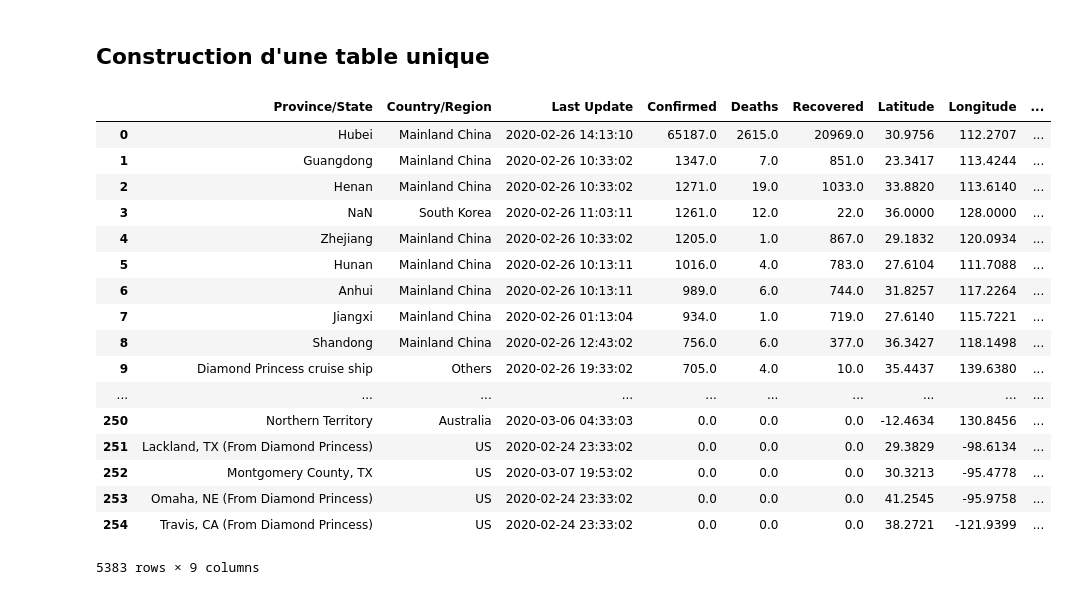
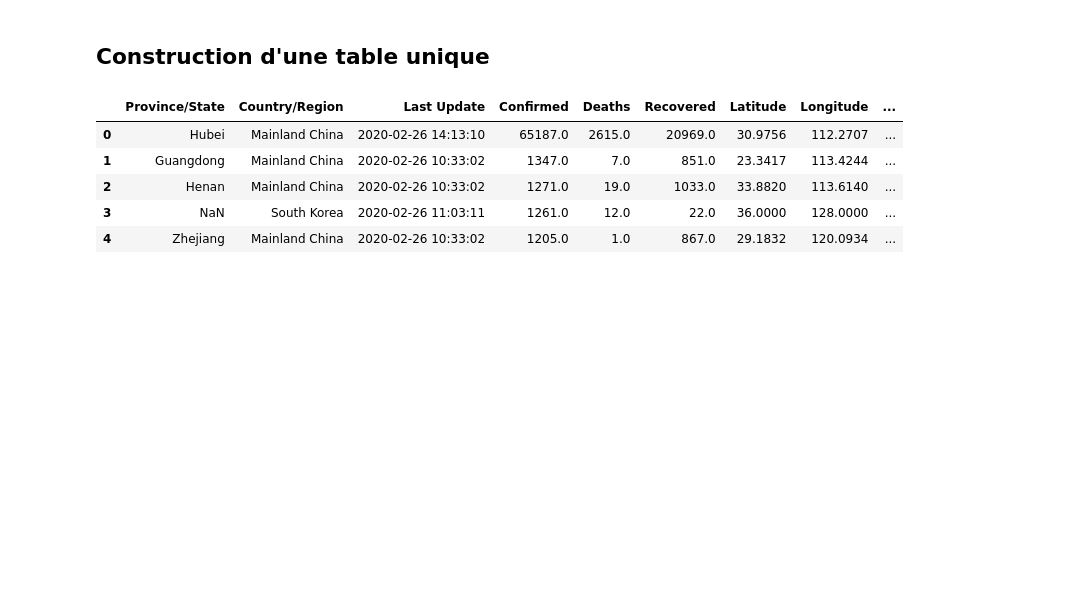
Before and after one commit to coolkat64/corona_beaujouan_bartoli, a Jupyter notebook: notebooks/traitement_source.ipynb, the cells around one changed output. Cells and saved outputs as stored; diff of their text form; code cells hidden in the pictures; blank space fills up the shorter version.

```diff
--- a/notebooks/traitement_source.ipynb
+++ b/notebooks/traitement_source.ipynb
@@ -84,23 +84,11 @@ all_df = pd.concat(df_list)
 # Sauvegarde de la table totale
 all_df.to_csv(os.path.join(PROCESSED_DIR, 'all_data.csv'), index=False)
 # %%
-all_df
+all_df.head()
 # %% [output]
 |  | Province/State | Country/Region | Last Update | Confirmed | Deaths | Recovered | Latitude | Longitude | ... |
 | 0 | Hubei | Mainland China | 2020-02-26 14:13:10 | 65187.0 | 2615.0 | 20969.0 | 30.9756 | 112.2707 | ... |
 | 1 | Guangdong | Mainland China | 2020-02-26 10:33:02 | 1347.0 | 7.0 | 851.0 | 23.3417 | 113.4244 | ... |
 | 2 | Henan | Mainland China | 2020-02-26 10:33:02 | 1271.0 | 19.0 | 1033.0 | 33.8820 | 113.6140 | ... |
 | 3 | NaN | South Korea | 2020-02-26 11:03:11 | 1261.0 | 12.0 | 22.0 | 36.0000 | 128.0000 | ... |
 | 4 | Zhejiang | Mainland China | 2020-02-26 10:33:02 | 1205.0 | 1.0 | 867.0 | 29.1832 | 120.0934 | ... |
-| 5 | Hunan | Mainland China | 2020-02-26 10:13:11 | 1016.0 | 4.0 | 783.0 | 27.6104 | 111.7088 | ... |
-| 6 | Anhui | Mainland China | 2020-02-26 10:13:11 | 989.0 | 6.0 | 744.0 | 31.8257 | 117.2264 | ... |
-| 7 | Jiangxi | Mainland China | 2020-02-26 01:13:04 | 934.0 | 1.0 | 719.0 | 27.6140 | 115.7221 | ... |
-| 8 | Shandong | Mainland China | 2020-02-26 12:43:02 | 756.0 | 6.0 | 377.0 | 36.3427 | 118.1498 | ... |
-| 9 | Diamond Princess cruise ship | Others | 2020-02-26 19:33:02 | 705.0 | 4.0 | 10.0 | 35.4437 | 139.6380 | ... |
-| ... | ... | ... | ... | ... | ... | ... | ... | ... | ... |
-| 250 | Northern Territory | Australia | 2020-03-06 04:33:03 | 0.0 | 0.0 | 0.0 | -12.4634 | 130.8456 | ... |
-| 251 | Lackland, TX (From Diamond Princess) | US | 2020-02-24 23:33:02 | 0.0 | 0.0 | 0.0 | 29.3829 | -98.6134 | ... |
-| 252 | Montgomery County, TX | US | 2020-03-07 19:53:02 | 0.0 | 0.0 | 0.0 | 30.3213 | -95.4778 | ... |
-| 253 | Omaha, NE (From Diamond Princess) | US | 2020-02-24 23:33:02 | 0.0 | 0.0 | 0.0 | 41.2545 | -95.9758 | ... |
-| 254 | Travis, CA (From Diamond Princess) | US | 2020-02-24 23:33:02 | 0.0 | 0.0 | 0.0 | 38.2721 | -121.9399 | ... |
-5383 rows × 9 columns
```
Also changed, not shown: parts of 3 cells of this notebook, 9 other files.
